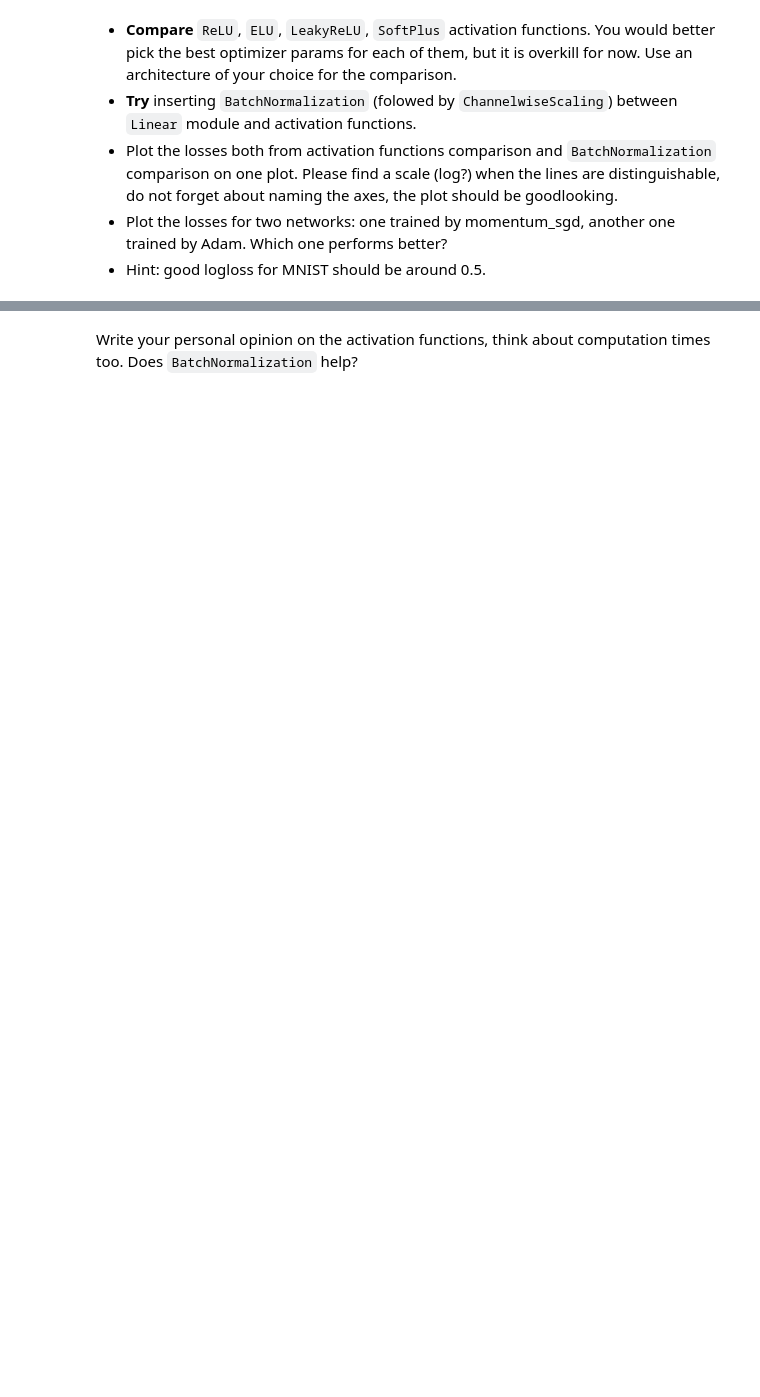
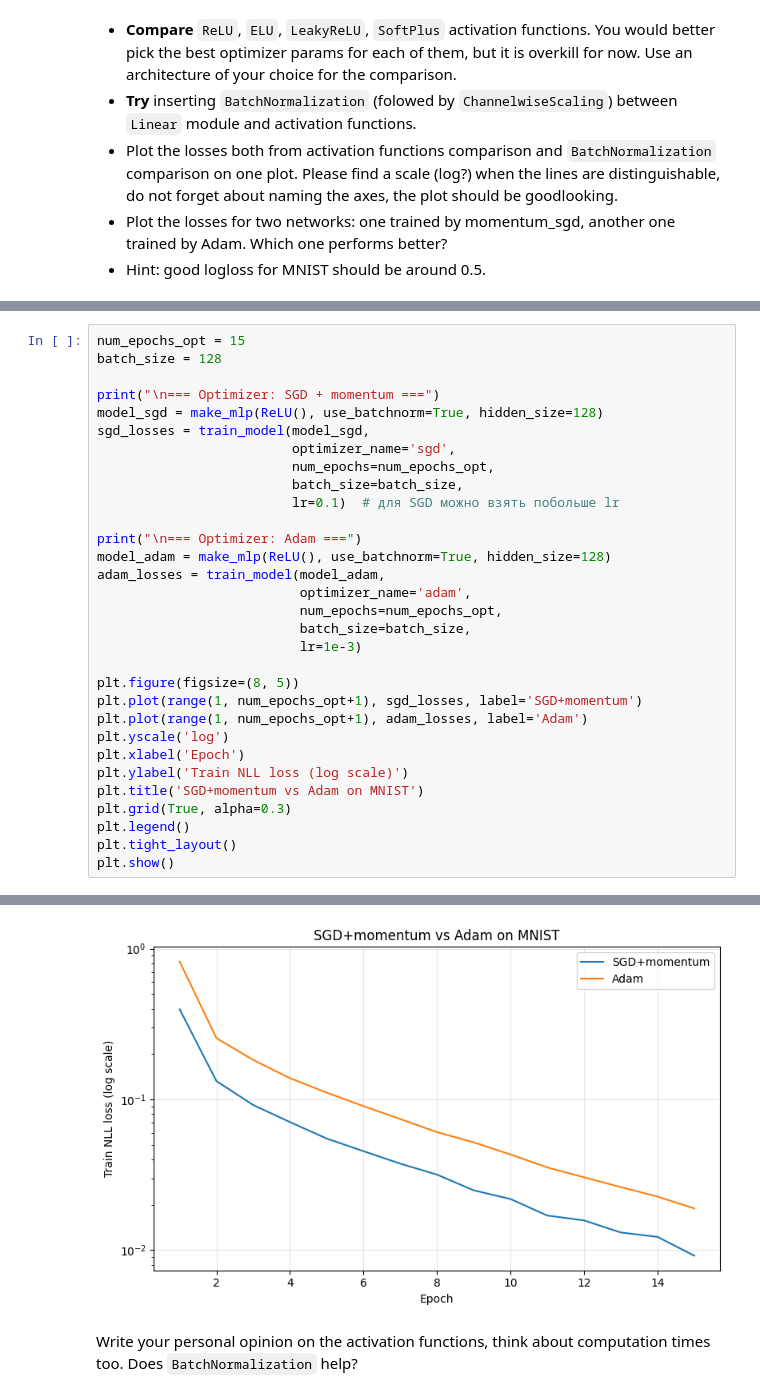
Before and after one commit to NikolaySolop/lab_02_mipt, a Jupyter notebook: nn_from_scratch/main_notebook.ipynb, the cells around one changed output, grey strips where cells are left out. Saved outputs shown, nothing was run; the diff lists cells and outputs as text; blank space fills up the shorter version.

```diff
--- a/nn_from_scratch/main_notebook.ipynb
+++ b/nn_from_scratch/main_notebook.ipynb
@@ -206,0 +372,32 @@ You would better pick the best optimizer params for each of them, but it is over
+# %%
+num_epochs_opt = 15
+batch_size = 128
+
+print("\n=== Optimizer: SGD + momentum ===")
+model_sgd = make_mlp(ReLU(), use_batchnorm=True, hidden_size=128)
+sgd_losses = train_model(model_sgd,
+                         optimizer_name='sgd',
+                         num_epochs=num_epochs_opt,
+                         batch_size=batch_size,
+                         lr=0.1)  # для SGD можно взять побольше lr
+
+print("\n=== Optimizer: Adam ===")
+model_adam = make_mlp(ReLU(), use_batchnorm=True, hidden_size=128)
+adam_losses = train_model(model_adam,
+                          optimizer_name='adam',
+                          num_epochs=num_epochs_opt,
+                          batch_size=batch_size,
+                          lr=1e-3)
+
+plt.figure(figsize=(8, 5))
+plt.plot(range(1, num_epochs_opt+1), sgd_losses, label='SGD+momentum')
+plt.plot(range(1, num_epochs_opt+1), adam_losses, label='Adam')
+plt.yscale('log')
+plt.xlabel('Epoch')
+plt.ylabel('Train NLL loss (log scale)')
+plt.title('SGD+momentum vs Adam on MNIST')
+plt.grid(True, alpha=0.3)
+plt.legend()
+plt.tight_layout()
+plt.show()
+# %% [output]
@@ -207,2 +421,3 @@ You would better pick the best optimizer params for each of them, but it is over
+[figure, added]
 # %% [markdown]
 Write your personal opinion on the activation functions, think about computation times too. Does `BatchNormalization` help?
```
Also changed, not shown: parts of 22 cells of this notebook, 15 other files.
